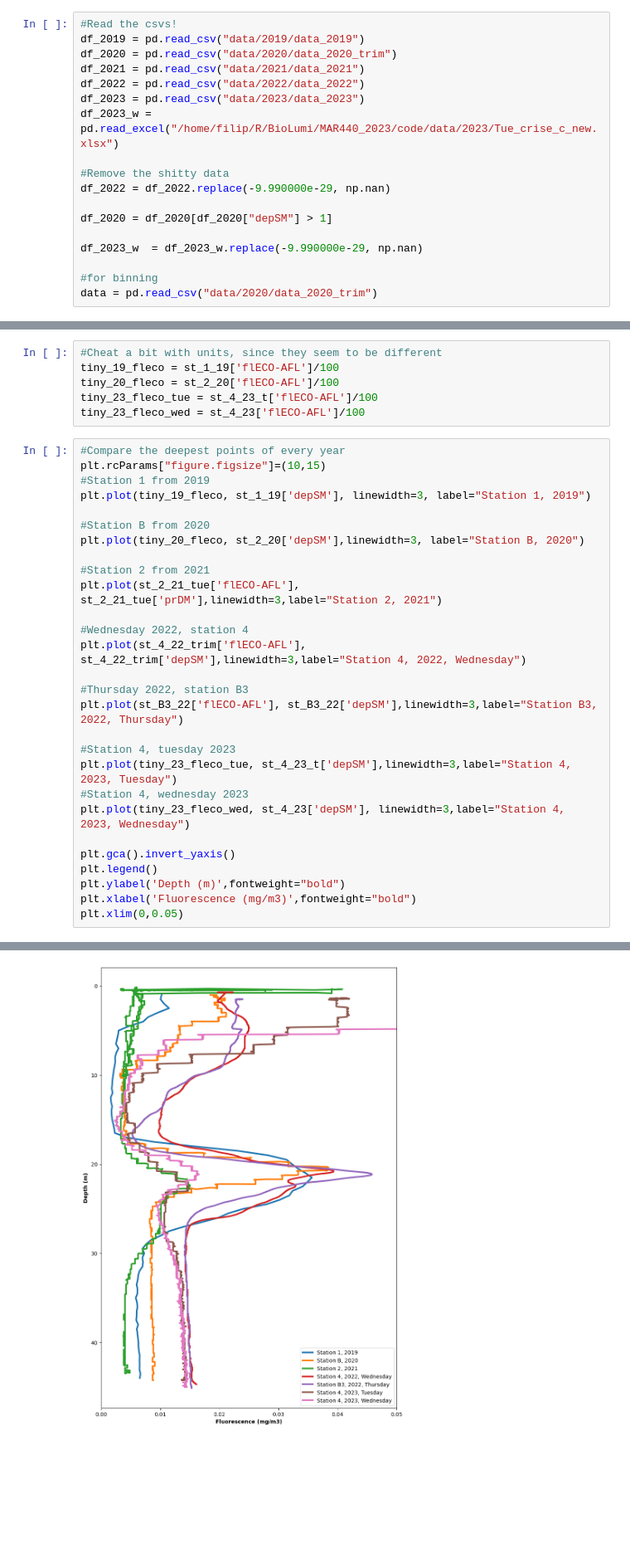
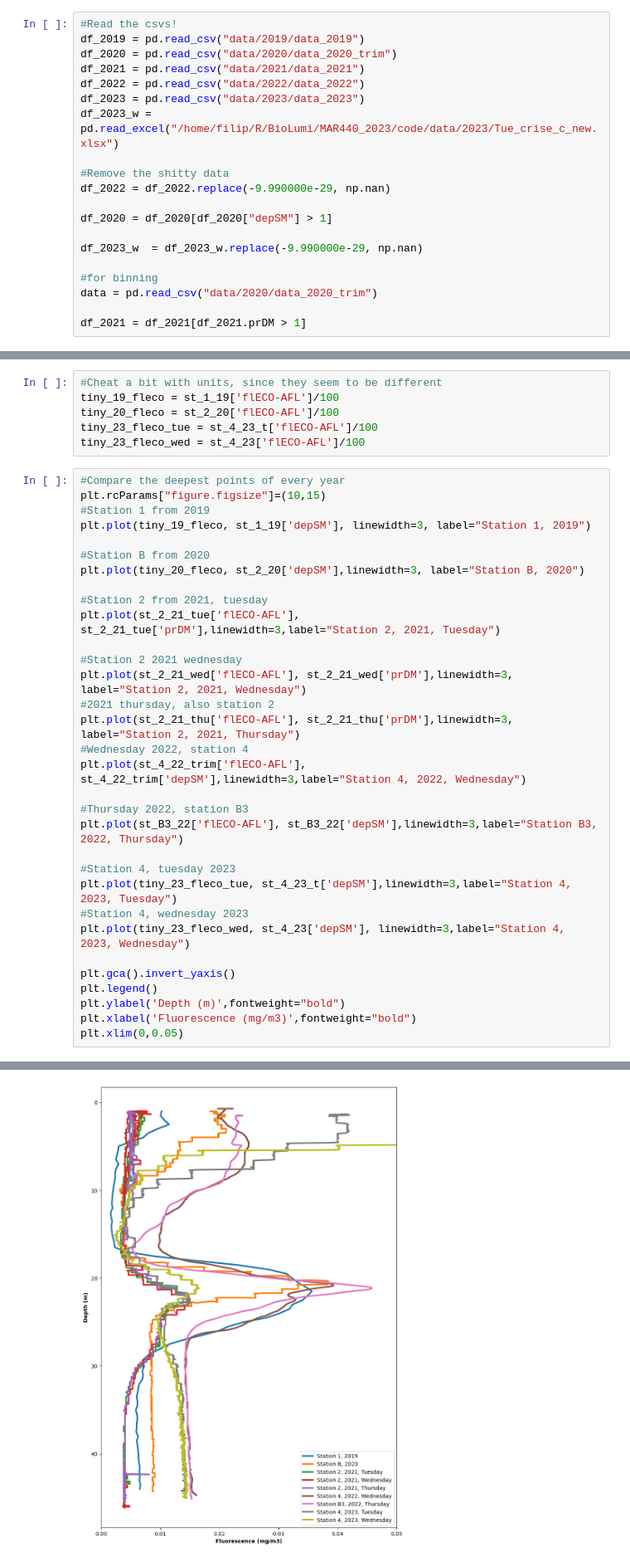
Before and after one commit to haganjam/MAR440_2023, a Jupyter notebook: code/filips_plots.ipynb, the cells around one changed output, grey strips where cells are left out. Shown at 83% size. Drawn from its saved outputs; the diff is of its cells as text; blank space fills up the shorter version.

```diff
--- a/code/filips_plots.ipynb
+++ b/code/filips_plots.ipynb
@@ -24,6 +24,8 @@ df_2023_w  = df_2023_w.replace(-9.990000e-29, np.nan)
 
 #for binning
 data = pd.read_csv("data/2020/data_2020_trim")
+
+df_2021 = df_2021[df_2021.prDM > 1]
 # %%
 #Select the stations from 2019
 st_1_19 = (df_2019.loc[df_2019['STATION']=='ST_1'])
@@ -537,34 +541,38 @@ tiny_23_fleco_wed = st_4_23['flECO-AFL']/100
 # %%
 #Compare the deepest points of every year
 plt.rcParams["figure.figsize"]=(10,15)
 #Station 1 from 2019
 plt.plot(tiny_19_fleco, st_1_19['depSM'], linewidth=3, label="Station 1, 2019")
 
 #Station B from 2020
 plt.plot(tiny_20_fleco, st_2_20['depSM'],linewidth=3, label="Station B, 2020")
 
-#Station 2 from 2021
-plt.plot(st_2_21_tue['flECO-AFL'], st_2_21_tue['prDM'],linewidth=3,label="Station 2, 2021")
+#Station 2 from 2021, tuesday
+plt.plot(st_2_21_tue['flECO-AFL'], st_2_21_tue['prDM'],linewidth=3,label="Station 2, 2021, Tuesday")
 
+#Station 2 2021 wednesday
+plt.plot(st_2_21_wed['flECO-AFL'], st_2_21_wed['prDM'],linewidth=3, label="Station 2, 2021, Wednesday")
+#2021 thursday, also station 2
+plt.plot(st_2_21_thu['flECO-AFL'], st_2_21_thu['prDM'],linewidth=3, label="Station 2, 2021, Thursday")
 #Wednesday 2022, station 4
 plt.plot(st_4_22_trim['flECO-AFL'], st_4_22_trim['depSM'],linewidth=3,label="Station 4, 2022, Wednesday")
 
 #Thursday 2022, station B3
 plt.plot(st_B3_22['flECO-AFL'], st_B3_22['depSM'],linewidth=3,label="Station B3, 2022, Thursday")
 
 #Station 4, tuesday 2023
 plt.plot(tiny_23_fleco_tue, st_4_23_t['depSM'],linewidth=3,label="Station 4, 2023, Tuesday")
 #Station 4, wednesday 2023
 plt.plot(tiny_23_fleco_wed, st_4_23['depSM'], linewidth=3,label="Station 4, 2023, Wednesday")
 
 plt.gca().invert_yaxis()
 plt.legend()
 plt.ylabel('Depth (m)',fontweight="bold")
 plt.xlabel('Fluorescence (mg/m3)',fontweight="bold")
 plt.xlim(0,0.05)
 # %% [output]
 (0.0, 0.05)
-[figure, old version]
+[figure, new version]
 # %%
 #Next to each other
 plt.rcParams["figure.figsize"]=(15,10)
```
Also changed, not shown: parts of 5 cells of this notebook, 3 other files.
